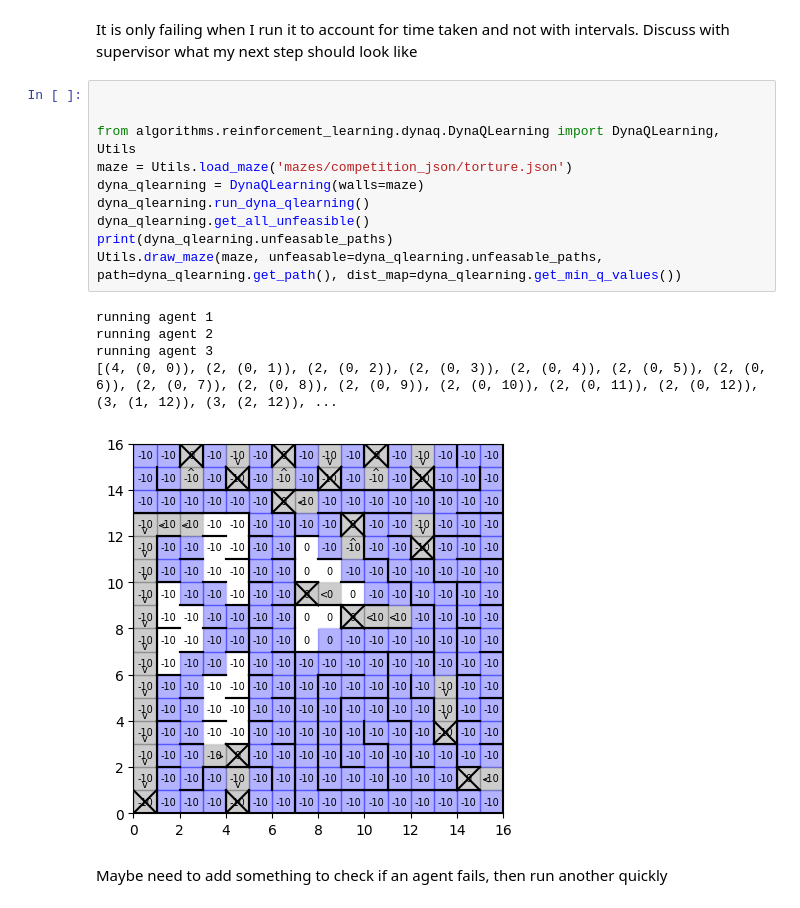
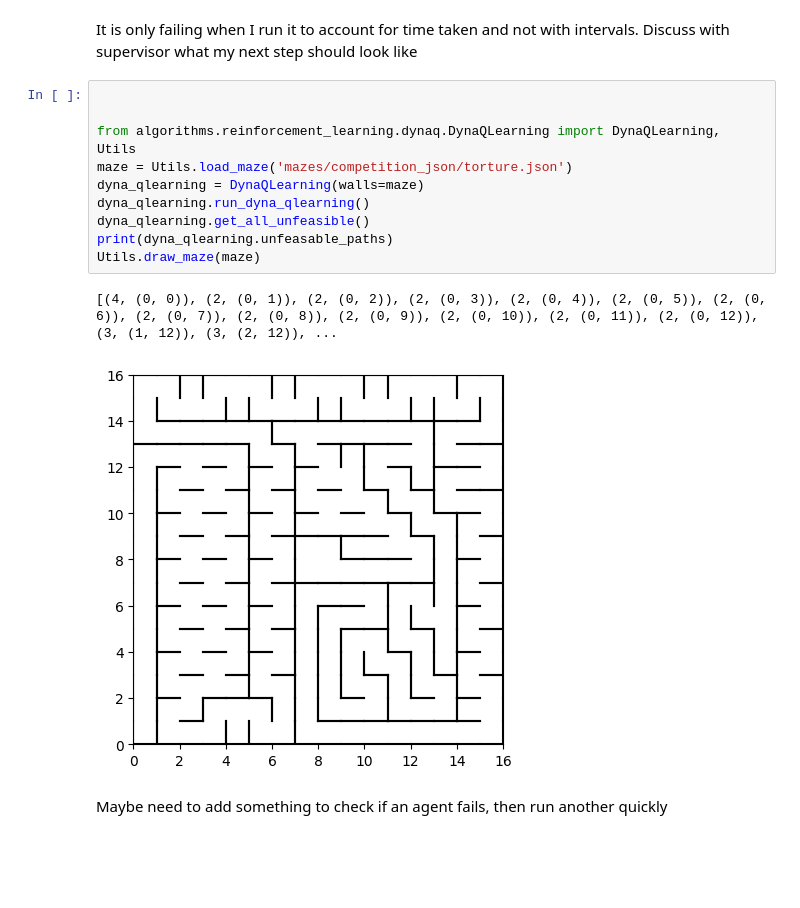
Before and after one commit to FarisAnsara/Optimal-Pathfinding-Micromouse, a Jupyter notebook: test.ipynb, the cells around one changed output. Drawn from its saved outputs; the diff is of its cells as text; blank space fills up the shorter version.

```diff
--- a/test.ipynb
+++ b/test.ipynb
@@ -56,19 +56,16 @@ It is only failing when I run it to account for time taken and not with interval
 # %%
 
 
 from algorithms.reinforcement_learning.dynaq.DynaQLearning import DynaQLearning, Utils
 maze = Utils.load_maze('mazes/competition_json/torture.json')
 dyna_qlearning = DynaQLearning(walls=maze)
 dyna_qlearning.run_dyna_qlearning()
 dyna_qlearning.get_all_unfeasible()
 print(dyna_qlearning.unfeasable_paths)
-Utils.draw_maze(maze, unfeasable=dyna_qlearning.unfeasable_paths, path=dyna_qlearning.get_path(), dist_map=dyna_qlearning.get_min_q_values())
+Utils.draw_maze(maze)
 # %% [output]
-running agent 1
-running agent 2
-running agent 3
 [(4, (0, 0)), (2, (0, 1)), (2, (0, 2)), (2, (0, 3)), (2, (0, 4)), (2, (0, 5)), (2, (0, 6)), (2, (0, 7)), (2, (0, 8)), (2, (0, 9)), (2, (0, 10)), (2, (0, 11)), (2, (0, 12)), (3, (1, 12)), (3, (2, 12)), ...
-[figure, old version]
+[figure, new version]
 # %% [markdown]
 Maybe need to add something to check if an agent fails, then run another quickly
 # %%
```
Also changed, not shown: parts of 8 cells of this notebook, 9 other files.
